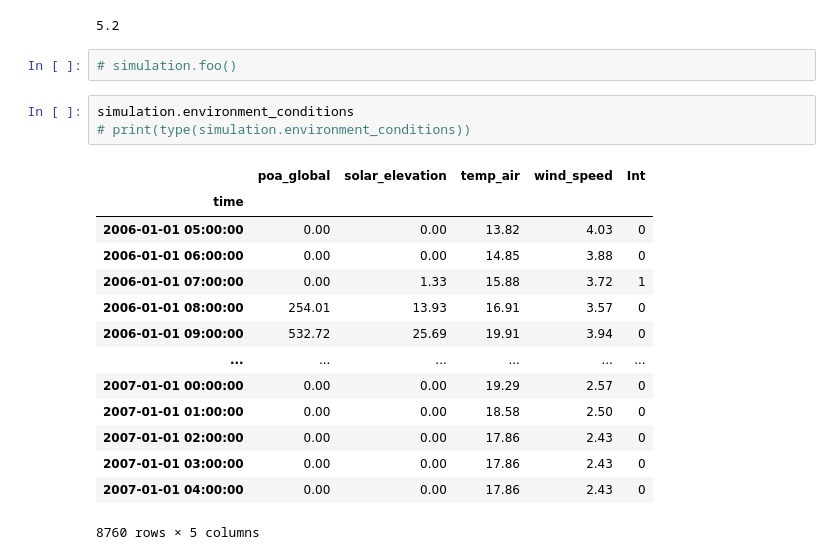
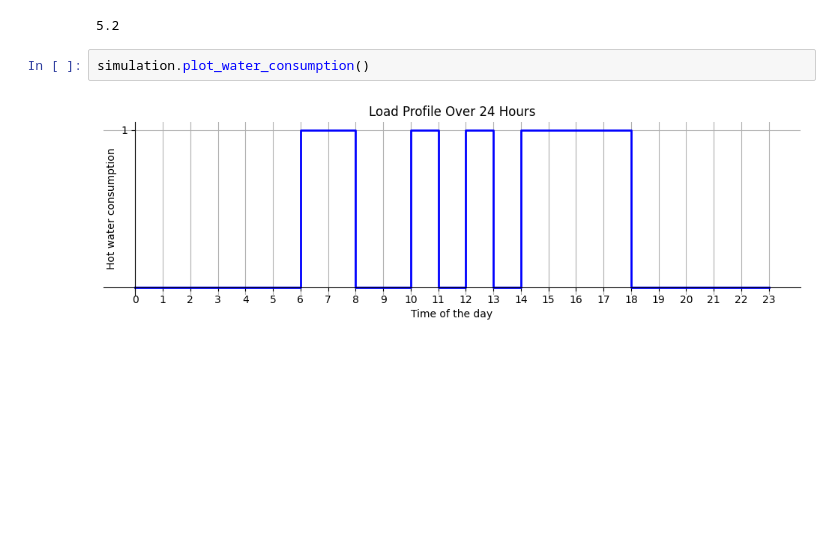
Before and after one commit to yashladd/solar_water_heater, a Jupyter notebook: latest.ipynb, the cells around one changed output. Saved outputs shown, nothing was run; the diff lists cells and outputs as text; blank space fills up the shorter version.

```diff
--- a/latest.ipynb
+++ b/latest.ipynb
@@ -10,26 +10,10 @@ simulation.collector_area
 simulation.storage_tank_volume
 # %% [output]
 5.2
-# %%
-# simulation.foo()
-# %%
-simulation.environment_conditions
-# print(type(simulation.environment_conditions))
-# %% [output]
-|  | poa_global | solar_elevation | temp_air | wind_speed | Int |
-| time |  |  |  |  |  |
-| 2006-01-01 05:00:00 | 0.00 | 0.00 | 13.82 | 4.03 | 0 |
-| 2006-01-01 06:00:00 | 0.00 | 0.00 | 14.85 | 3.88 | 0 |
-| 2006-01-01 07:00:00 | 0.00 | 1.33 | 15.88 | 3.72 | 1 |
-| 2006-01-01 08:00:00 | 254.01 | 13.93 | 16.91 | 3.57 | 0 |
-| 2006-01-01 09:00:00 | 532.72 | 25.69 | 19.91 | 3.94 | 0 |
-| ... | ... | ... | ... | ... | ... |
-| 2007-01-01 00:00:00 | 0.00 | 0.00 | 19.29 | 2.57 | 0 |
-| 2007-01-01 01:00:00 | 0.00 | 0.00 | 18.58 | 2.50 | 0 |
-| 2007-01-01 02:00:00 | 0.00 | 0.00 | 17.86 | 2.43 | 0 |
-| 2007-01-01 03:00:00 | 0.00 | 0.00 | 17.86 | 2.43 | 0 |
-| 2007-01-01 04:00:00 | 0.00 | 0.00 | 17.86 | 2.43 | 0 |
-8760 rows × 5 columns
+# %%
+simulation.plot_water_consumption()
+# %% [output]
+[figure, added]
 # %%
 simulation.simulate_single_day(month=4)
 # %% [output]
```
Also changed, not shown: parts of 8 cells of this notebook, 3 other files.
